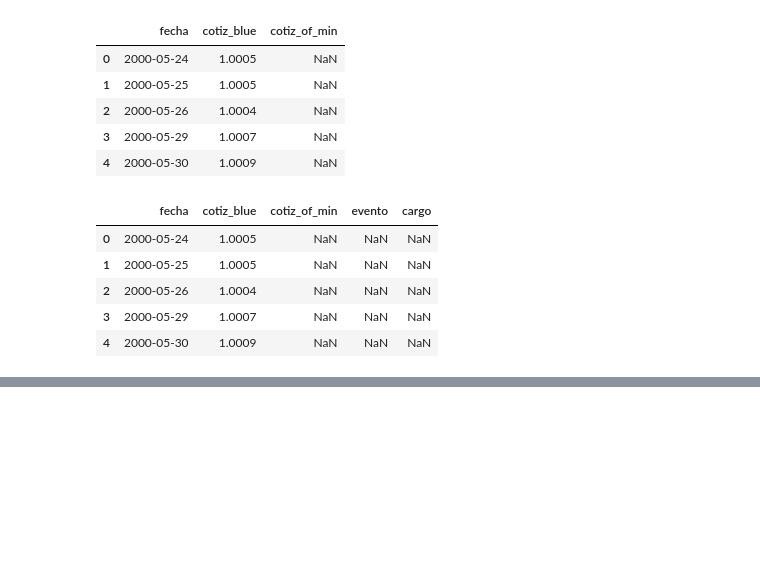
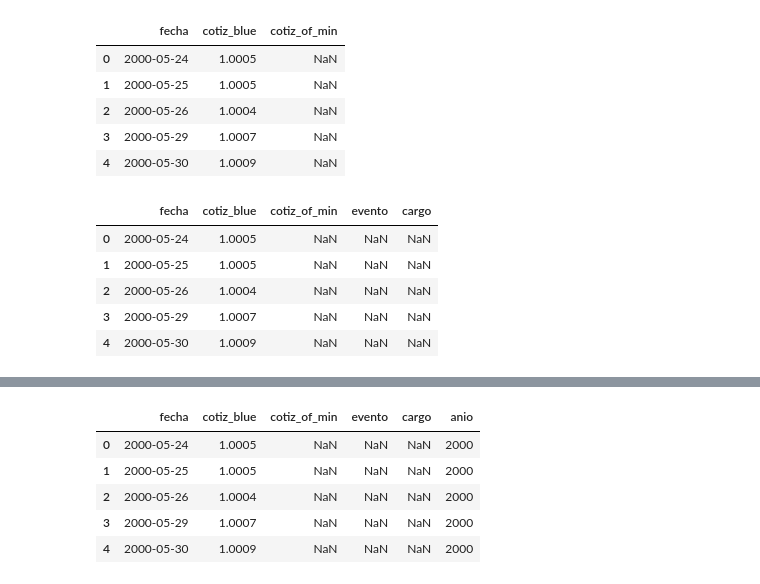
Before and after one commit to Ezemettler/cotiz_usd, a Jupyter notebook: cotiz_usd.ipynb, the cells around one changed output, grey strips where cells are left out. Saved outputs shown, nothing was run; the diff lists cells and outputs as text; code cells hidden in the pictures; blank space fills up the shorter version.

```diff
--- a/cotiz_usd.ipynb
+++ b/cotiz_usd.ipynb
@@ -169,0 +180,15 @@ fig.show()
+# %%
+# Convierte la columna 'fecha' al formato de fecha
+df_blue_vs_of_eventos['fecha'] = pd.to_datetime(df_blue_vs_of_eventos['fecha'])
+
+# Extrae el año y guárdalo en una nueva columna 'año'
+df_blue_vs_of_eventos['anio'] = df_blue_vs_of_eventos['fecha'].dt.year
+
+df_blue_vs_of_eventos.head()
+# %% [output]
+|  | fecha | cotiz_blue | cotiz_of_min | evento | cargo | anio |
+| 0 | 2000-05-24 | 1.0005 | NaN | NaN | NaN | 2000 |
+| 1 | 2000-05-25 | 1.0005 | NaN | NaN | NaN | 2000 |
+| 2 | 2000-05-26 | 1.0004 | NaN | NaN | NaN | 2000 |
+| 3 | 2000-05-29 | 1.0007 | NaN | NaN | NaN | 2000 |
+| 4 | 2000-05-30 | 1.0009 | NaN | NaN | NaN | 2000 |
```
Also changed, not shown: parts of 6 cells of this notebook.
